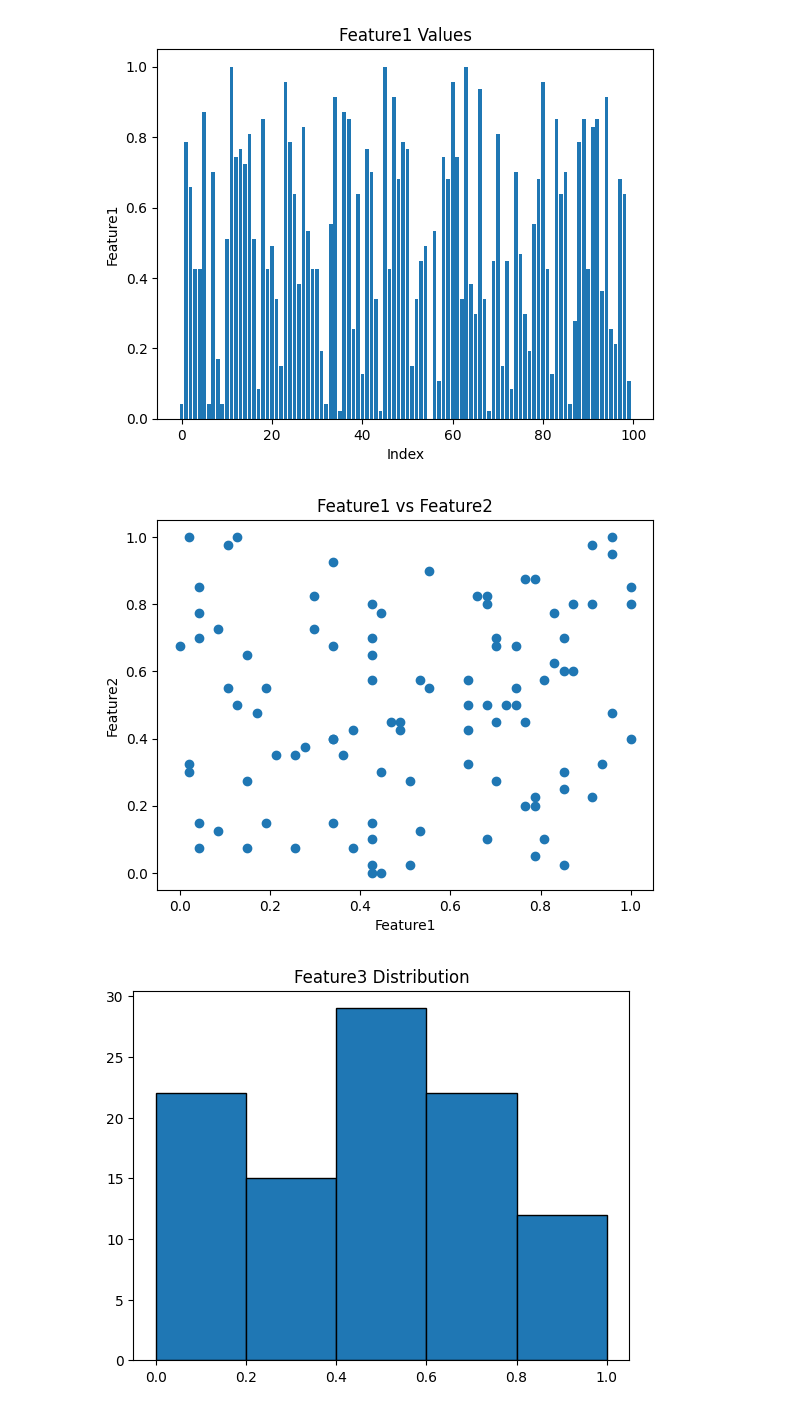
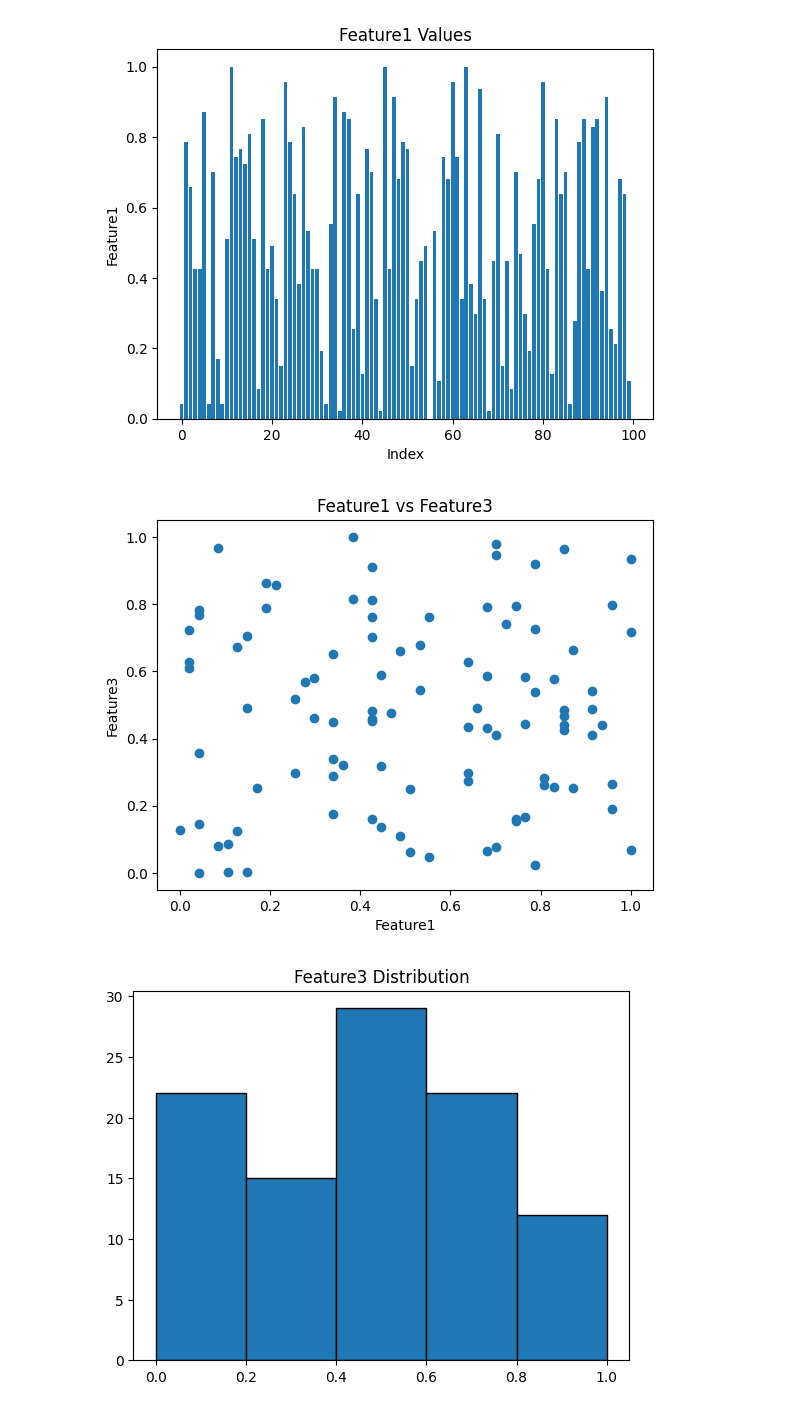
Before and after one commit to kdenuwan4/ai-data-intelligence-platform, a Jupyter notebook: phase3.ipynb, the cells around one changed output. Saved outputs shown, nothing was run; the diff lists cells and outputs as text; code cells hidden in the pictures.

```diff
--- a/phase3.ipynb
+++ b/phase3.ipynb
@@ -35,13 +34,13 @@ plt.show()
 # %%
 #Scatter Plot of Two Features
 
-plt.scatter(df["Feature1"], df["Feature2"])
-plt.title("Feature1 vs Feature2")
+plt.scatter(df["Feature1"], df["Feature3"])
+plt.title("Feature1 vs Feature3")
 plt.xlabel("Feature1")
-plt.ylabel("Feature2")
+plt.ylabel("Feature3")
 plt.show()
 # %% [output]
-[figure, old version]
+[figure, new version]
 # %%
 #Histogram of a Feature
 plt.hist(df["Feature3"], bins=5, edgecolor='black')
```
Also changed, not shown: parts of 1 cell of this notebook.
